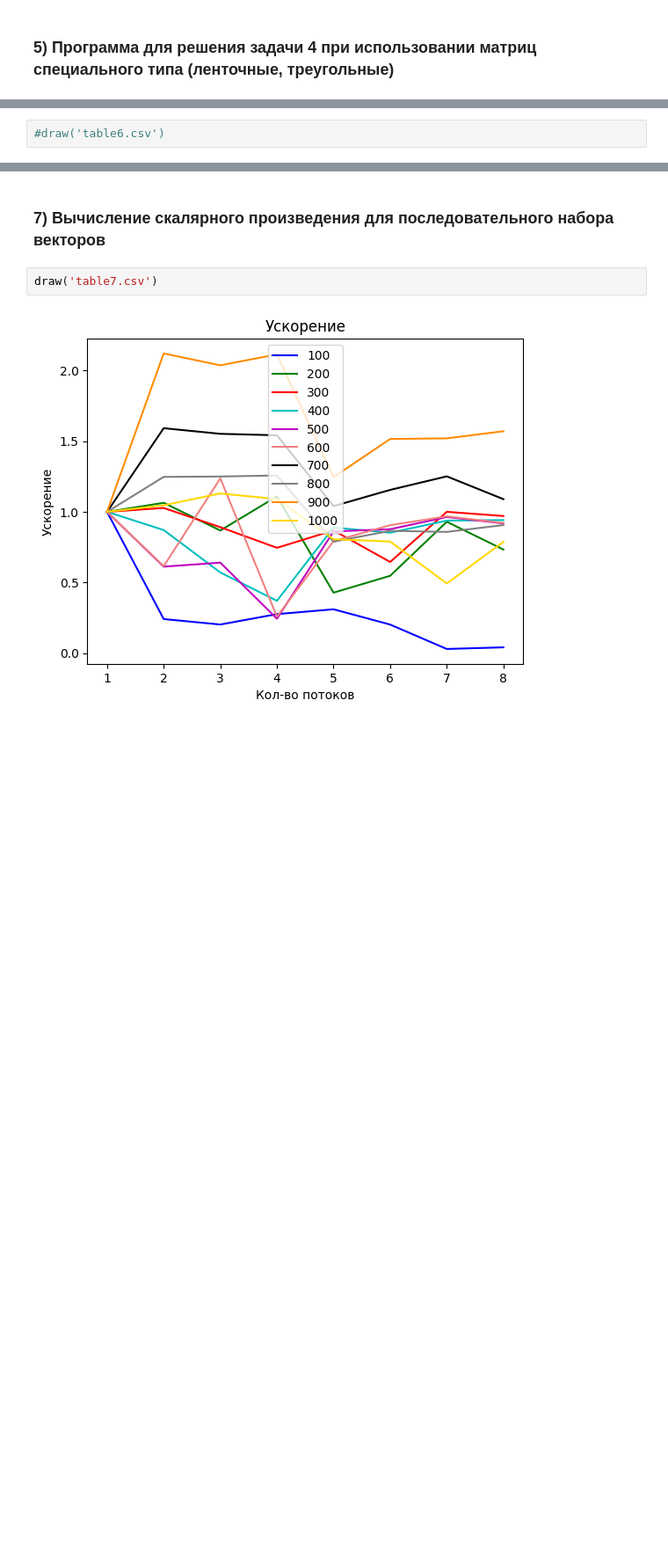
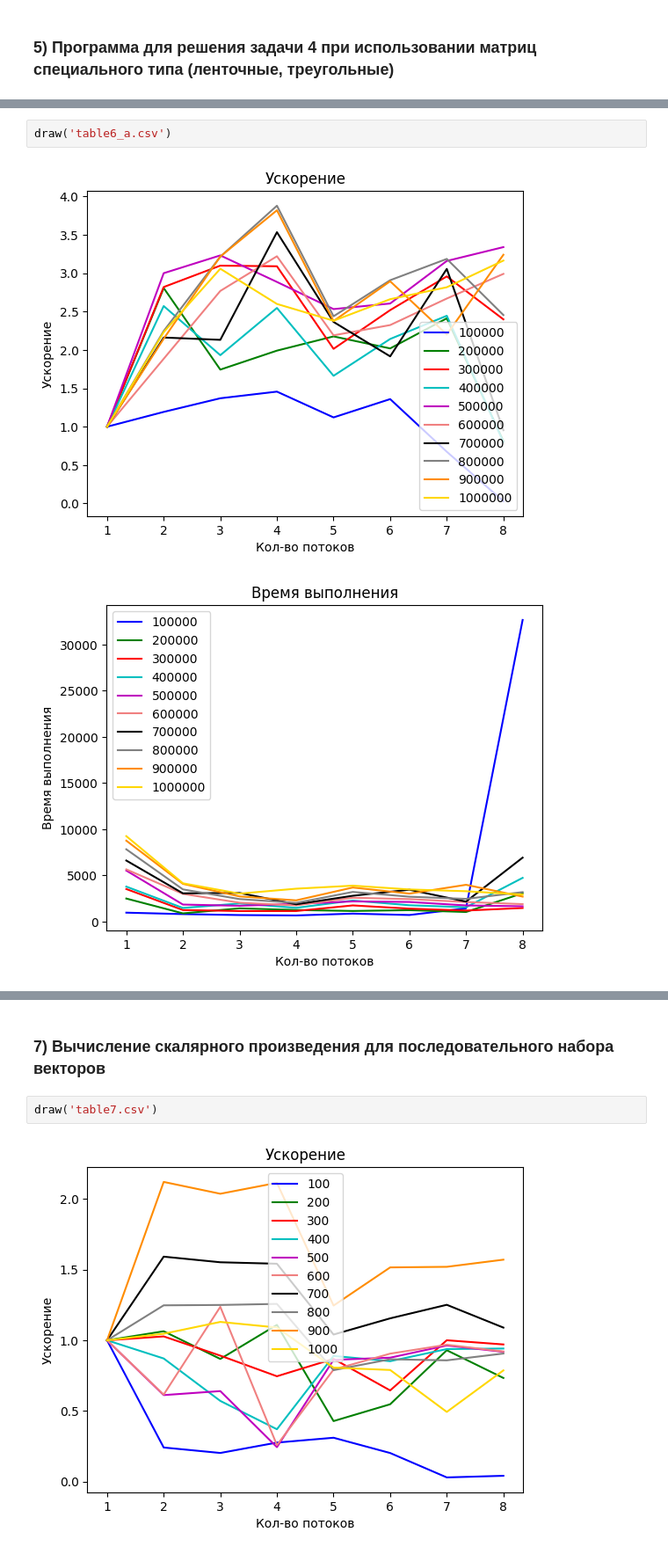
Before and after one commit to 9Neechan/spbu_studies, a Jupyter notebook: supercomputing_basics/parallel_OpenMP/graphics.ipynb, the cells around one changed output, grey strips where cells are left out. Shown at 88% size. Cells and saved outputs as stored; diff of their text form; blank space fills up the shorter version.

```diff
--- a/supercomputing_basics/parallel_OpenMP/graphics.ipynb
+++ b/supercomputing_basics/parallel_OpenMP/graphics.ipynb
@@ -79,2 +94,5 @@ draw('table4.csv')
-# %%
-#draw('table6.csv')
+# %%
+draw('table6_a.csv')
+# %% [output]
+[figure, added]
+[figure, added]
```
Also changed, not shown: parts of 7 cells of this notebook, 18 other files.
